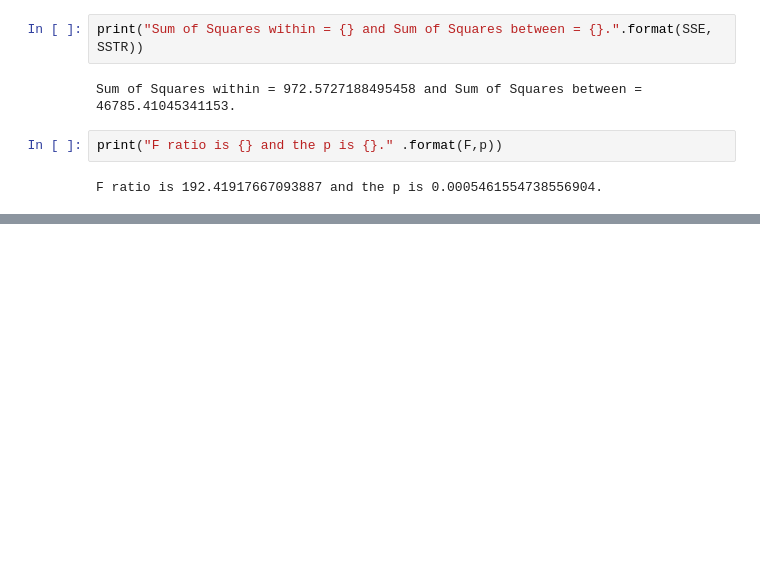
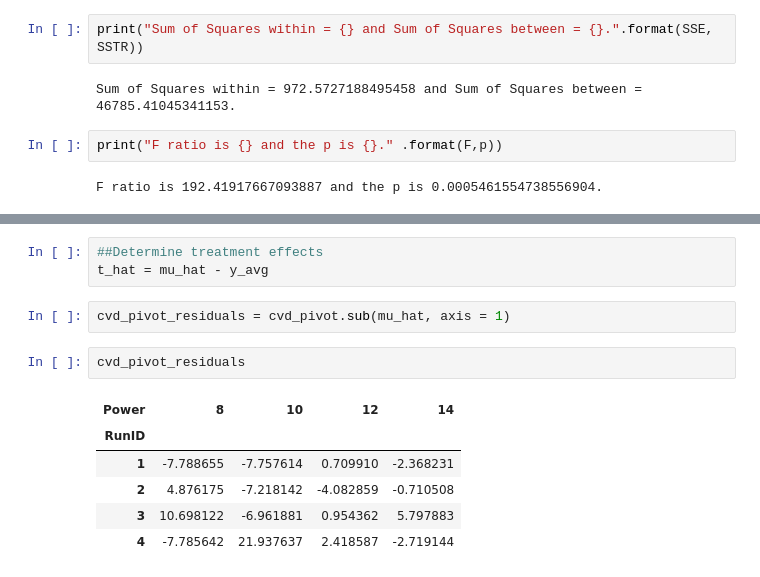
Before and after one commit to robahall/PECVD-Experiment, a Jupyter notebook: EDA_and_Analysis.ipynb, the cells around one changed output, grey strips where cells are left out. Saved outputs shown, nothing was run; the diff lists cells and outputs as text; blank space fills up the shorter version.

```diff
--- a/EDA_and_Analysis.ipynb
+++ b/EDA_and_Analysis.ipynb
@@ -223,0 +230,14 @@ print(f_val, p_val)
+# %%
+##Determine treatment effects
+t_hat = mu_hat - y_avg
+# %%
+cvd_pivot_residuals = cvd_pivot.sub(mu_hat, axis = 1)
+# %%
+cvd_pivot_residuals
+# %% [output]
+| Power | 8 | 10 | 12 | 14 |
+| RunID |  |  |  |  |
+| 1 | -7.788655 | -7.757614 | 0.709910 | -2.368231 |
+| 2 | 4.876175 | -7.218142 | -4.082859 | -0.710508 |
+| 3 | 10.698122 | -6.961881 | 0.954362 | 5.797883 |
+| 4 | -7.785642 | 21.937637 | 2.418587 | -2.719144 |
```
Also changed, not shown: parts of 14 cells of this notebook, 2 other files.
